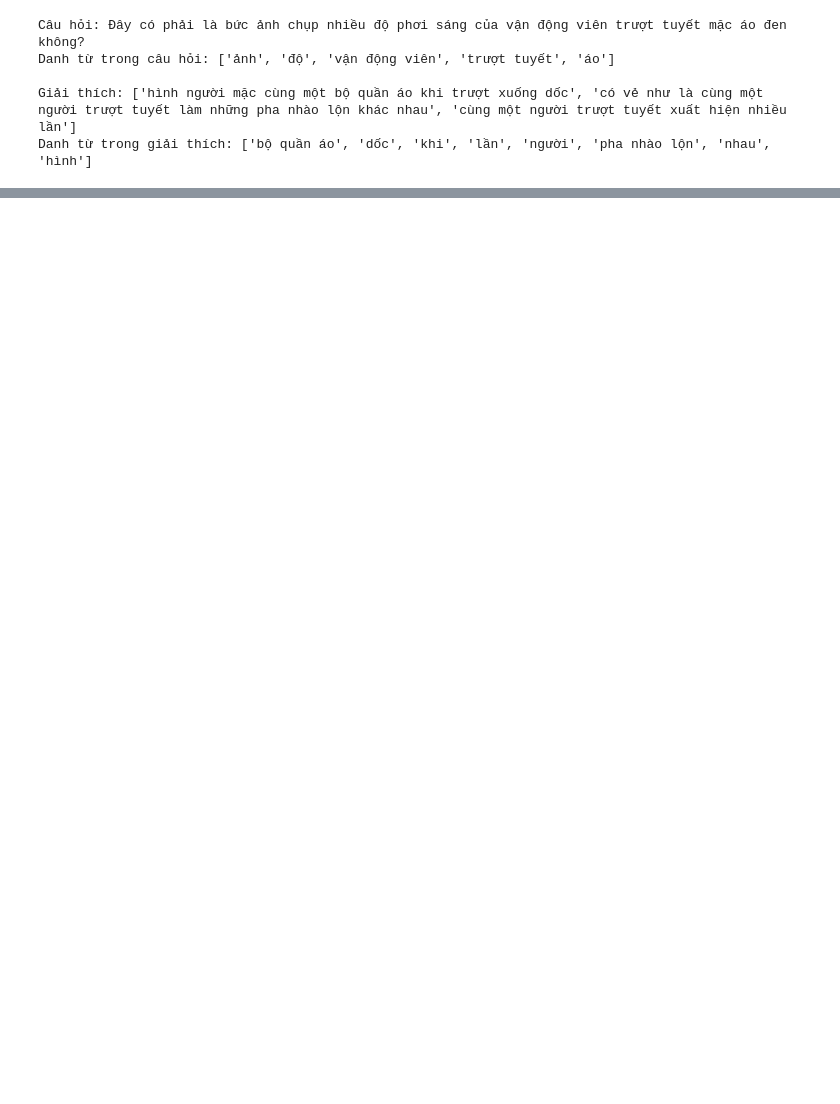
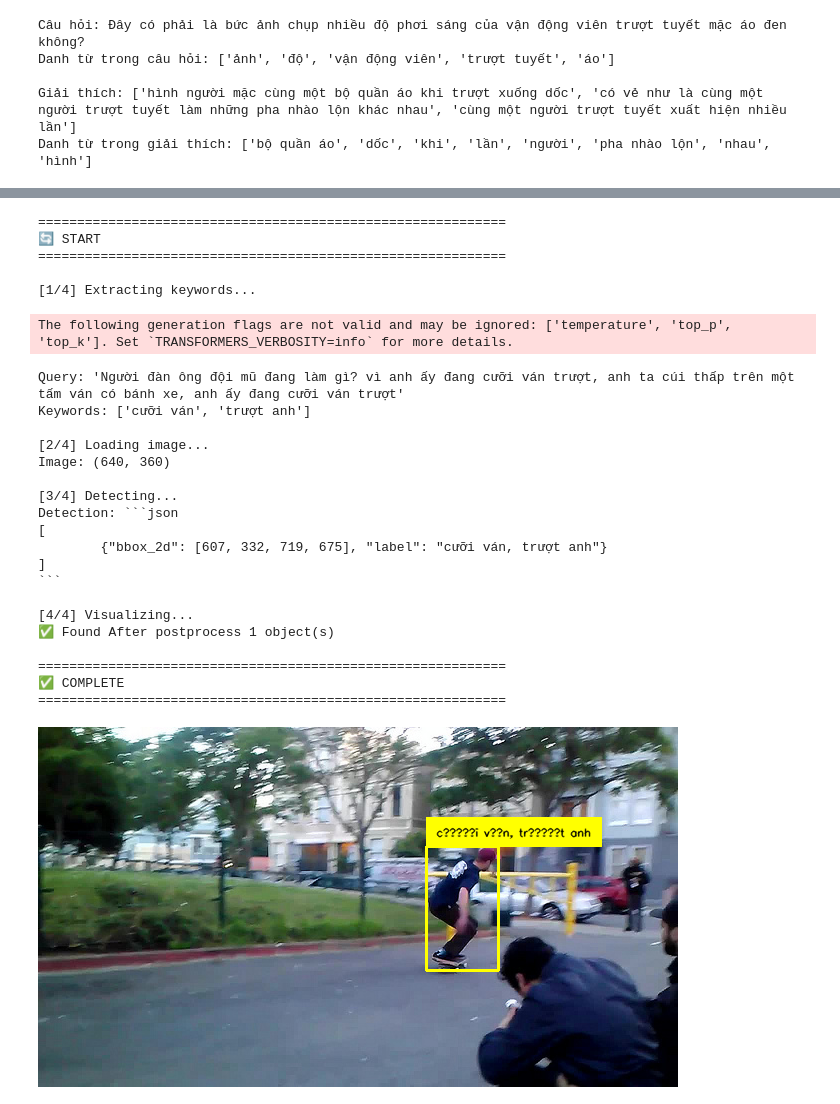
Before and after one commit to duongtruongbinh/vqa-nle, a Jupyter notebook: notebooks/extract_obj.ipynb, the cells around one changed output, grey strips where cells are left out. Saved outputs shown, nothing was run; the diff lists cells and outputs as text; code cells hidden in the pictures; blank space fills up the shorter version.

````diff
--- a/notebooks/extract_obj.ipynb
+++ b/notebooks/extract_obj.ipynb
@@ -1,18 +42,4 @@
 # %%
-import json
-import os
-from PIL import Image
-from underthesea import text_normalize, pos_tag
-os.environ["CUDA_VISIBLE_DEVICES"] = "0"
-
-# Đường dẫn
-json_path = "/mnt/VLAI_data/ViVQA-X/ViVQA-X_val.json"
-coco_img_dir = "/mnt/VLAI_data/COCO_Images/val2014/"
-
-# Đọc file JSON
-with open(json_path, "r", encoding="utf-8") as f:
-    data = json.load(f)
-
 # Hàm trích xuất danh từ
 def extract_nouns(text):
     normalized = text_normalize(text)
@@ -22,7 +49,7 @@ def extract_nouns(text):
 
 # Xử lý tất cả samples
 samples_with_nouns = []
-for item in data:
+for item in samples:
     img_path = os.path.join(coco_img_dir, item["image_name"])
     image = Image.open(img_path).convert("RGB")
 
@@ -59,0 +273,36 @@ Danh từ trong giải thích: ['bộ quần áo', 'dốc', 'khi', 'lần', 'ng
+# %%
+sample = samples[4]
+annotated, detections = pipeline.run(
+    sample['image_path'],
+    sample['question'],
+    sample['explanation']
+)
+
+display(annotated)
+# %% [output]
+============================================================
+🔄 START
+============================================================
+
+[1/4] Extracting keywords...
+The following generation flags are not valid and may be ignored: ['temperature', 'top_p', 'top_k']. Set `TRANSFORMERS_VERBOSITY=info` for more details.
+Query: 'Người đàn ông đội mũ đang làm gì? vì anh ấy đang cưỡi ván trượt, anh ta cúi thấp trên một tấm ván có bánh xe, anh ấy đang cưỡi ván trượt'
+Keywords: ['cưỡi ván', 'trượt anh']
+
+[2/4] Loading image...
+Image: (640, 360)
+
+[3/4] Detecting...
+Detection: ```json
+[
+        {"bbox_2d": [607, 332, 719, 675], "label": "cưỡi ván, trượt anh"}
+]
+```
+
+[4/4] Visualizing...
+✅ Found After postprocess 1 object(s)
+
+============================================================
+✅ COMPLETE
+============================================================
+[figure, added]
````
Also changed, not shown: parts of 6 cells of this notebook, 54 other files.
